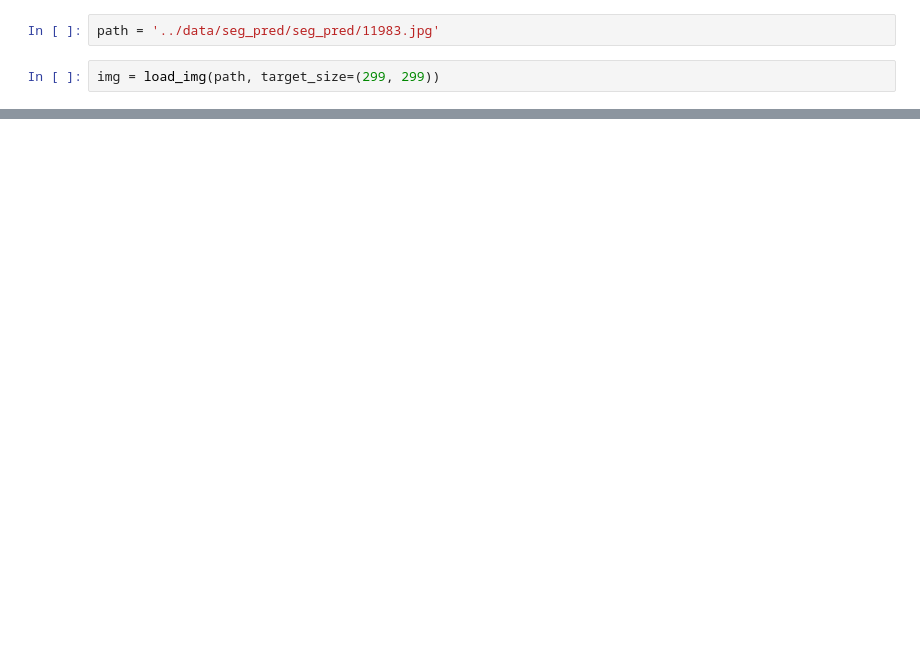
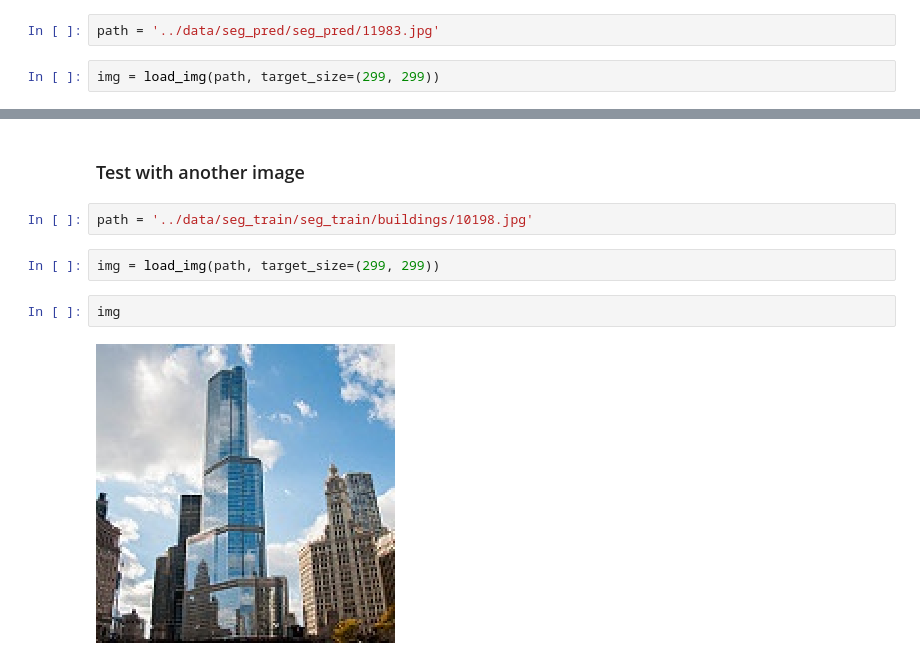
Before and after one commit to ranga4all1/geo-image-classification, a Jupyter notebook: notebooks/use-model.ipynb, the cells around one changed output, grey strips where cells are left out. Drawn from its saved outputs; the diff is of its cells as text; blank space fills up the shorter version.

```diff
--- a/notebooks/use-model.ipynb
+++ b/notebooks/use-model.ipynb
@@ -77,0 +119,10 @@ dict(zip(classes, pred[0]))
+# %% [markdown]
+### Test with another image
+# %%
+path = '../data/seg_train/seg_train/buildings/10198.jpg'
+# %%
+img = load_img(path, target_size=(299, 299))
+# %%
+img
+# %% [output]
+[figure, added]
```
Also changed, not shown: parts of 11 cells of this notebook, 1 other file.
